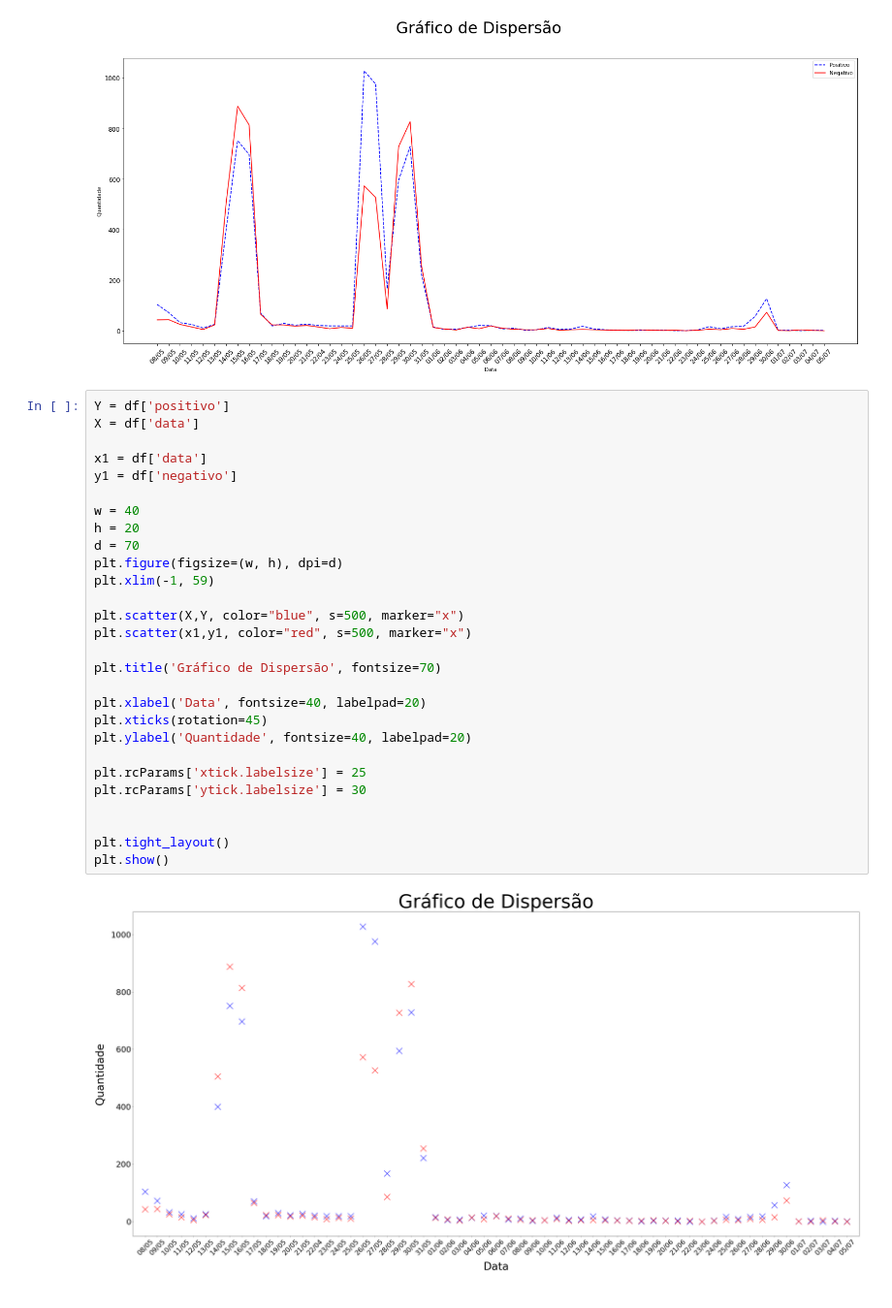
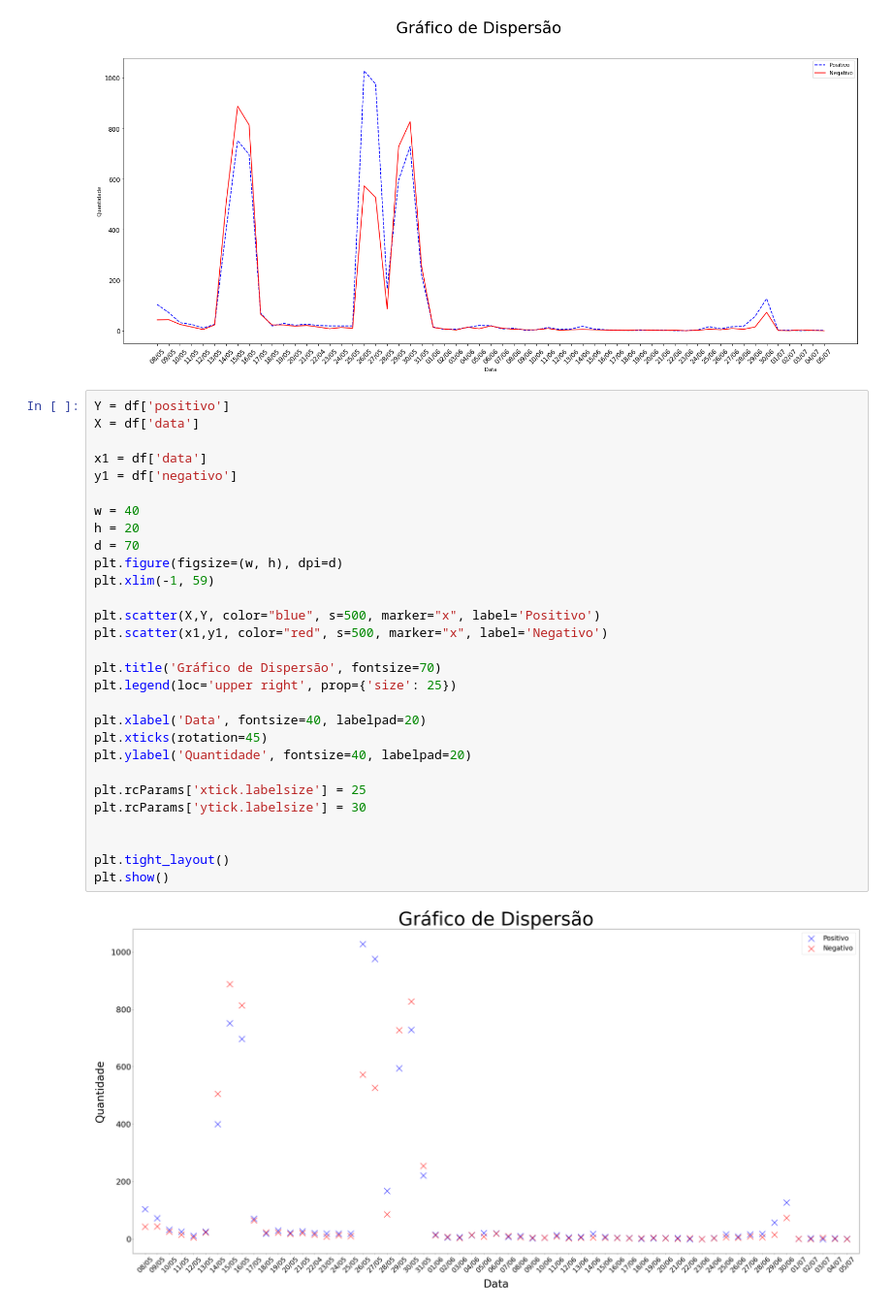
Before and after one commit to raissaofernandes/NPL-PIBIC-CNPq, a Jupyter notebook: graficoDispersao2.ipynb, the cells around one changed output. Shown at 97% size. Saved outputs shown, nothing was run; the diff lists cells and outputs as text.

```diff
--- a/graficoDispersao2.ipynb
+++ b/graficoDispersao2.ipynb
@@ -142,30 +142,31 @@ fig.savefig('graficoDispersao.jpeg', format='jpeg')
 # %%
 Y = df['positivo']
 X = df['data']
 
 x1 = df['data']
 y1 = df['negativo']
 
 w = 40
 h = 20
 d = 70
 plt.figure(figsize=(w, h), dpi=d)
 plt.xlim(-1, 59)
 
-plt.scatter(X,Y, color="blue", s=500, marker="x")
-plt.scatter(x1,y1, color="red", s=500, marker="x")
+plt.scatter(X,Y, color="blue", s=500, marker="x", label='Positivo')
+plt.scatter(x1,y1, color="red", s=500, marker="x", label='Negativo')
 
 plt.title('Gráfico de Dispersão', fontsize=70)
+plt.legend(loc='upper right', prop={'size': 25})
 
 plt.xlabel('Data', fontsize=40, labelpad=20)
 plt.xticks(rotation=45)
 plt.ylabel('Quantidade', fontsize=40, labelpad=20)
 
 plt.rcParams['xtick.labelsize'] = 25
 plt.rcParams['ytick.labelsize'] = 30
 
 
 plt.tight_layout()
 plt.show()
 # %% [output]
-[figure, old version]
+[figure, new version]
```
